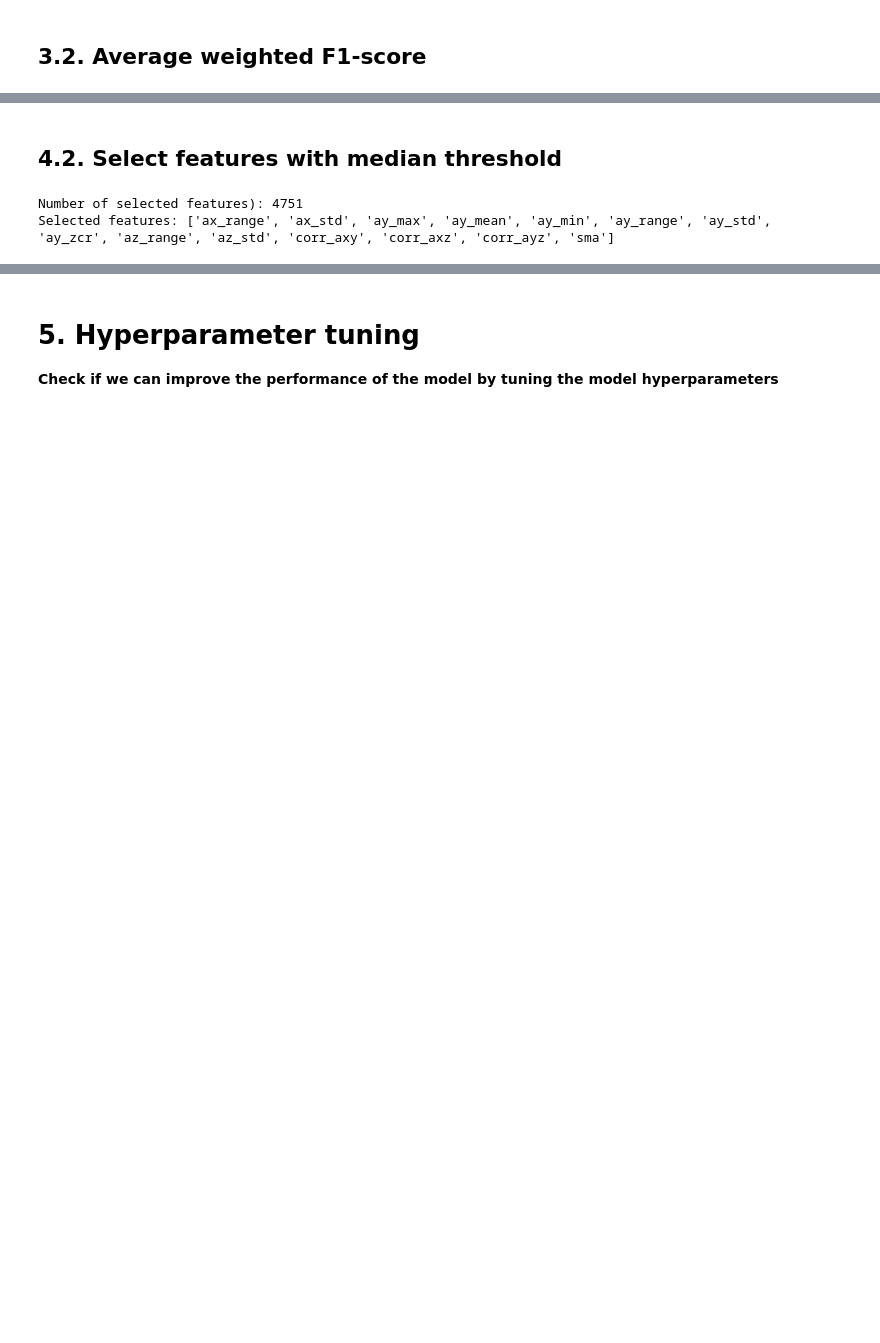
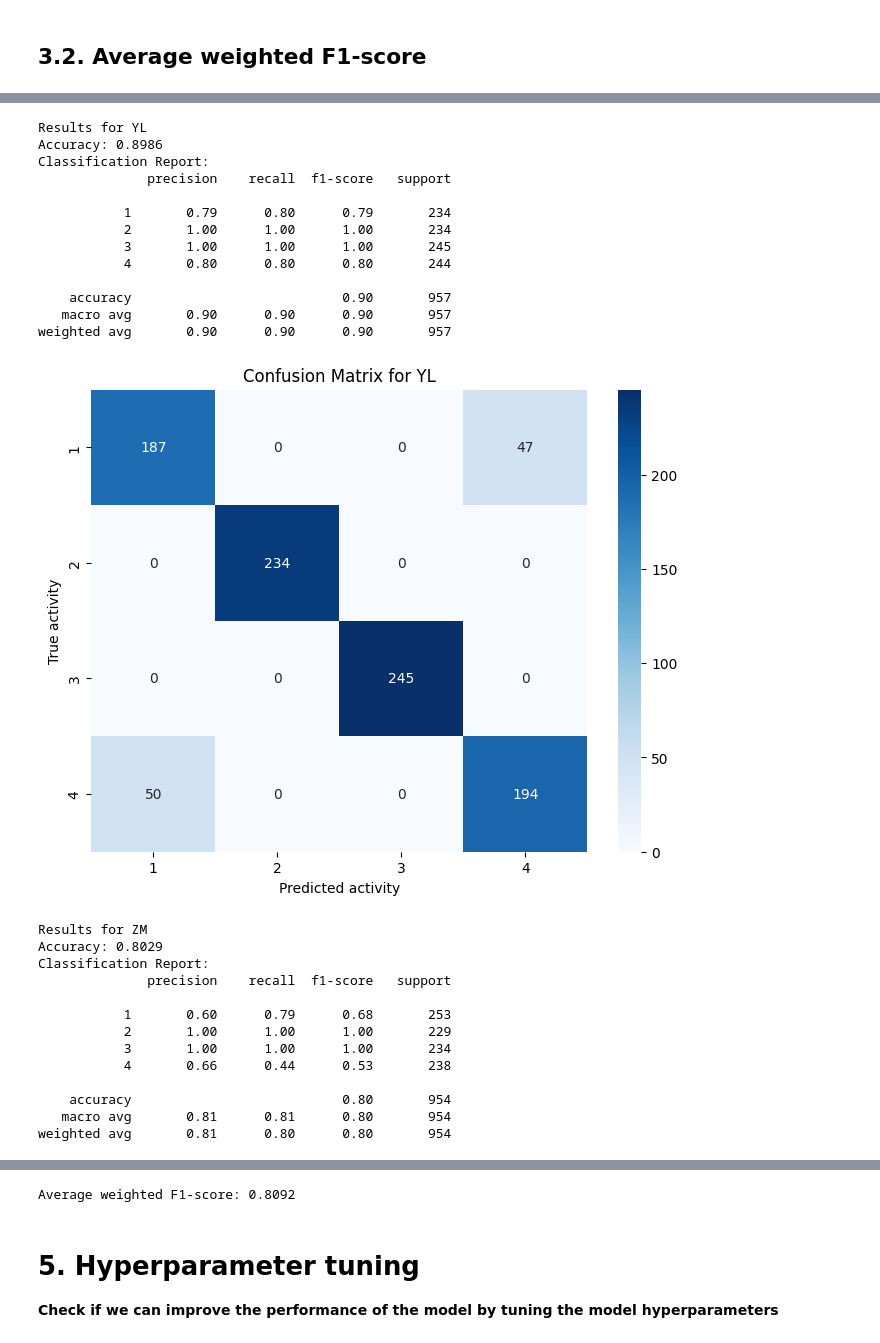
Before and after one commit to COEN498-691-PROJECT/ML_project, a Jupyter notebook: models/notebooks/random_forest.ipynb, the cells around one changed output, grey strips where cells are left out. Drawn from its saved outputs; the diff is of its cells as text; code cells hidden in the pictures; blank space fills up the shorter version.

```diff
--- a/models/notebooks/random_forest.ipynb
+++ b/models/notebooks/random_forest.ipynb
@@ -184,10 +156,69 @@ Selected features: ['ax_std', 'ay_max', 'ay_min', 'ay_range', 'ay_std', 'ay_zcr'
-# %% [markdown]
-## 4.2. Select features with median threshold
-# %%
-threshold='median'
-X_selected, selected_features = select_features(threshold)
-print(f"Number of selected features: {X_selected.shape[0]}")
-print(f"Selected features: {list(selected_features)}")
-# %% [output]
-Number of selected features): 4751
-Selected features: ['ax_range', 'ax_std', 'ay_max', 'ay_mean', 'ay_min', 'ay_range', 'ay_std', 'ay_zcr', 'az_range', 'az_std', 'corr_axy', 'corr_axz', 'corr_ayz', 'sma']
+# %%
+pipeline = Pipeline([
+    ('classifier', RandomForestClassifier(criterion='gini',n_estimators=150, random_state=42))
+])
+
+for train_index, test_index in gkf.split(df, df['activity_id'], groups):
+
+    train_set = df.iloc[train_index]
+    test_set = df.iloc[test_index]
+
+    X_train = train_set[feature_columns]
+    y_train = train_set['activity_id']
+    X_test = test_set[feature_columns]
+    y_test = test_set['activity_id']
+
+    test_participant_id = test_set['participant_id'].iloc[0]
+
+    pipeline.fit(X_train, y_train)
+    y_pred = pipeline.predict(X_test)
+
+    accuracy = accuracy_score(y_test, y_pred)
+    report = classification_report(y_test, y_pred, output_dict=True)
+    classification_reports.append(report)
+    print(f"Results for {test_participant_id}")
+    print(f"Accuracy: {accuracy:.4f}")
+    print("Classification Report:")
+    print(classification_report(y_test, y_pred))
+
+    # Plot the confusion matrix
+    cm = confusion_matrix(y_test, y_pred)
+    cm_df = pd.DataFrame(cm, index=activity_labels, columns=activity_labels)
+    plt.figure(figsize=(8, 6))
+    sns.heatmap(cm_df, annot=True, fmt='d', cmap='Blues')
+    plt.title(f'Confusion Matrix for {test_participant_id}')
+    plt.xlabel('Predicted activity')
+    plt.ylabel('True activity')
+    plt.show()
+
+weighted_f1_scores = [report['weighted avg']['f1-score'] for report in classification_reports]
+average_weighted_f1 = np.mean(weighted_f1_scores)
+print(f"Average weighted F1-score: {average_weighted_f1:.4f}")
+# %% [output]
+Results for YL
+Accuracy: 0.8986
+Classification Report:
+              precision    recall  f1-score   support
+
+           1       0.79      0.80      0.79       234
+           2       1.00      1.00      1.00       234
+           3       1.00      1.00      1.00       245
+           4       0.80      0.80      0.80       244
+
+    accuracy                           0.90       957
+   macro avg       0.90      0.90      0.90       957
+weighted avg       0.90      0.90      0.90       957
+[figure, added]
+Results for ZM
+Accuracy: 0.8029
+Classification Report:
+              precision    recall  f1-score   support
+
+           1       0.60      0.79      0.68       253
+           2       1.00      1.00      1.00       229
+           3       1.00      1.00      1.00       234
+           4       0.66      0.44      0.53       238
+
+    accuracy                           0.80       954
+   macro avg       0.81      0.81      0.80       954
+weighted avg       0.81      0.80      0.80       954
@@ -194,3 +268,4 @@ Selected features: ['ax_range', 'ax_std', 'ay_max', 'ay_mean', 'ay_min', 'ay_ran
+Average weighted F1-score: 0.8092
 # %% [markdown]
 # 5. Hyperparameter tuning
 **Check if we can improve the performance of the model by tuning the model hyperparameters**
```
Also changed, not shown: parts of 11 cells of this notebook, 2 other files.
